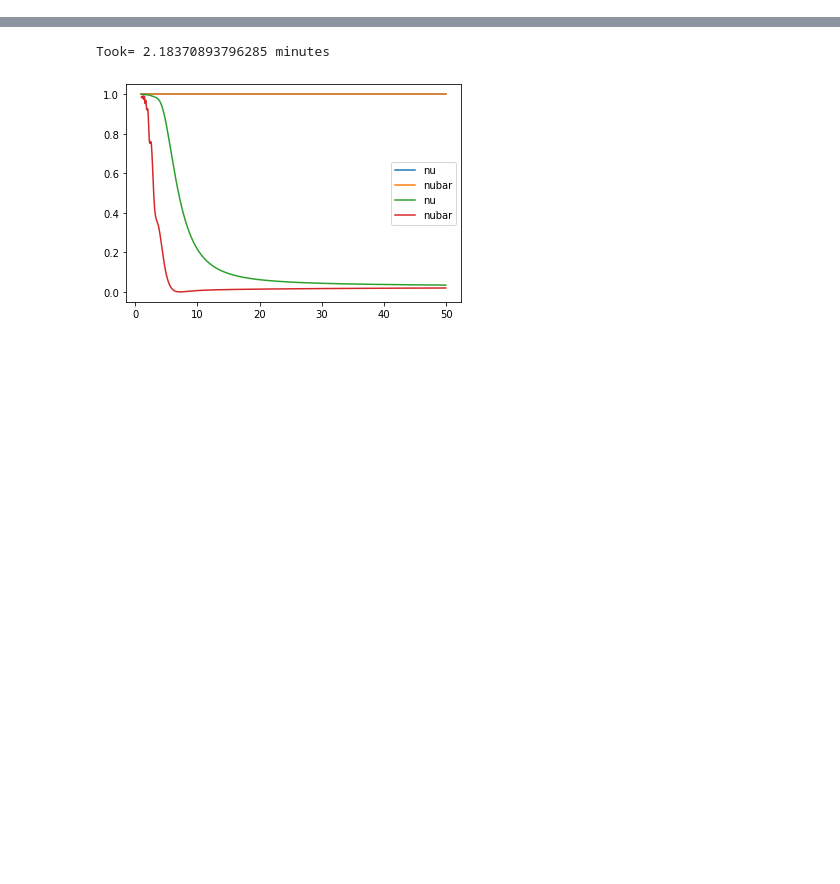
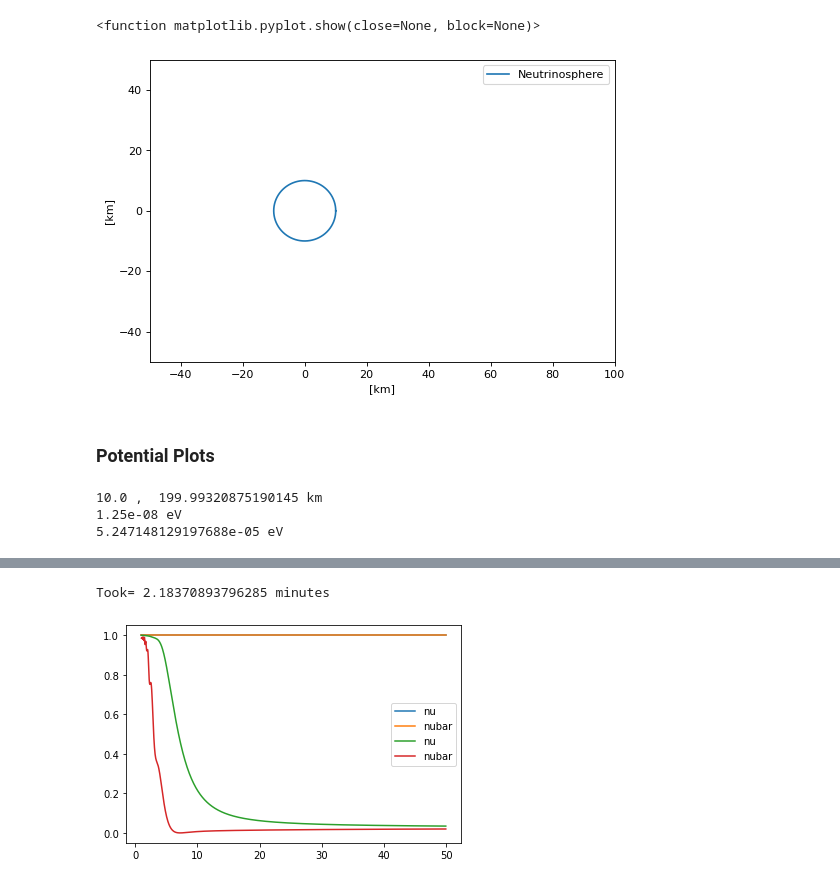
Before and after one commit to pedrodedin/Neutrino-Collective-Effects, a Jupyter notebook: Test.ipynb, the cells around one changed output, grey strips where cells are left out. Cells and saved outputs as stored; diff of their text form; code cells hidden in the pictures; blank space fills up the shorter version.

```diff
--- a/Test.ipynb
+++ b/Test.ipynb
@@ -8,0 +42,45 @@ from IPython.display import HTML
+# %%
+def neutrinosphere(R_nu):
+    N = 400
+    t = np.linspace(0, 2 * np.pi, N)
+    x, y = R_nu * np.cos(t), R_nu * np.sin(t)
+    return x,y
+
+#def trajectory(R_nu):
+# %%
+fig= plt.figure(figsize=(15/2, 10/2), dpi= 80, facecolor='w', edgecolor='k')
+
+x,y=neutrinosphere(10)
+plt.plot(x,y,label="Neutrinosphere")
+plt.xlabel("[km]")
+plt.xlim(-50,100)
+plt.ylabel("[km]")
+plt.ylim(-50,50)
+plt.legend()
+plt.show
+# %% [output]
+<function matplotlib.pyplot.show(close=None, block=None)>
+[figure, added]
+# %% [markdown]
+### Potential Plots
+# %%
+y0,omega,E_vec,t_vec,mu_0,n_f,n_dim,n_E=initiate(nu_types,r_i,r_f,E_i,E_f,E_step,E_0,Lum)
+len(t_vec)
+r_vec=t_vec/from_eV_to_1_over_km
+print(r_vec[0],", ",r_vec[-1],"km")
+
+#mu_0 - v1
+omega=delta_m2_31/(2*E_vec*10**6)
+mu_01=(10)*max(omega)
+print(mu_01,"eV")
+
+#mu_0 - v2
+Flux=(Lum*(10**51)*erg_to_MeV /E_0)/(4*np.pi*((R_nu*10**5)**2)) # [cm⁻².s⁻¹]
+Flux=Flux/(2.998*10**10) #[cm⁻³] (c=1)
+Flux=Flux*from_1_over_cm3_to_eV3 #[eV³]
+mu_02=np.sqrt(2)*G_F*sum(Flux) #[eV]
+print(mu_02,"eV")
+# %% [output]
+10.0 ,  199.99320875190145 km
+1.25e-08 eV
+5.247148129197688e-05 eV
```
Also changed, not shown: parts of 13 cells of this notebook, 8 other files.
